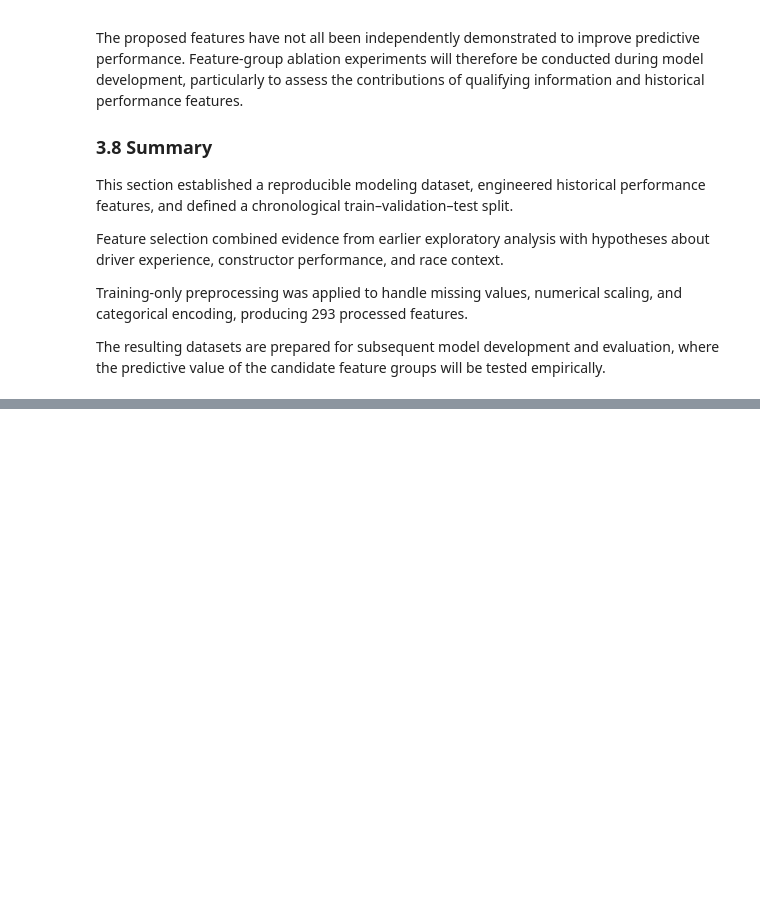
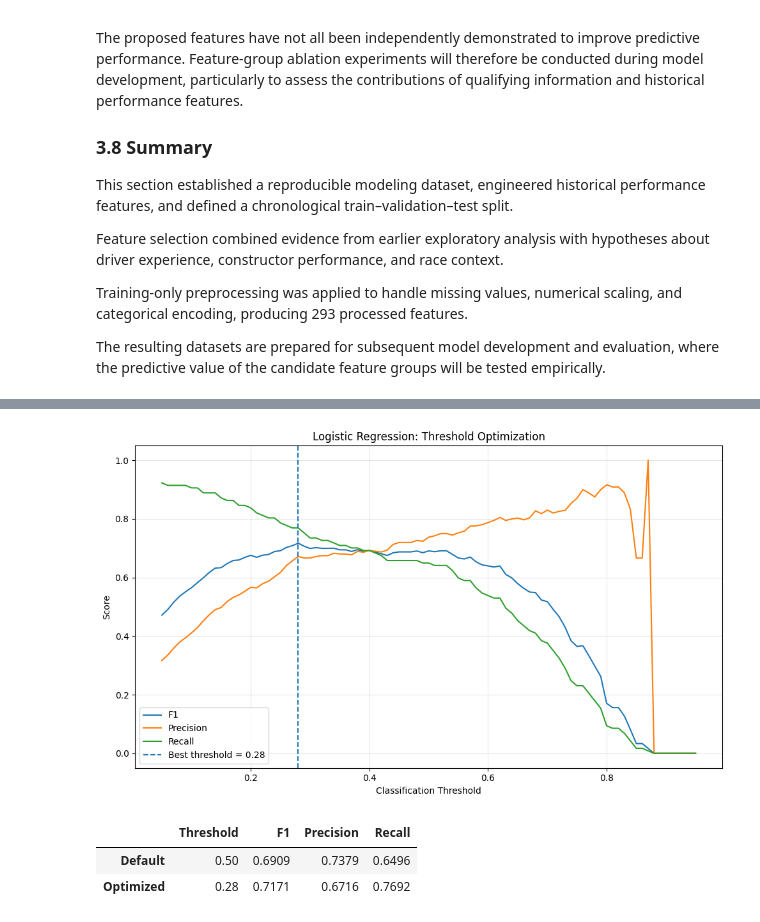
Before and after one commit to MalakAmrAlarnaouty/ACL_Project, a Jupyter notebook: ACL Milestone 1.ipynb, the cells around one changed output, grey strips where cells are left out. Saved outputs shown, nothing was run; the diff lists cells and outputs as text; code cells hidden in the pictures; blank space fills up the shorter version.

```diff
--- a/ACL Milestone 1.ipynb
+++ b/ACL Milestone 1.ipynb
@@ -4764,0 +4927,64 @@ The resulting datasets are prepared for subsequent model development and evaluat
+# %%
+
+plt.figure(figsize=(10, 6))
+
+plt.plot(
+    threshold_df["Threshold"],
+    threshold_df["F1"],
+    label="F1"
+)
+
+plt.plot(
+    threshold_df["Threshold"],
+    threshold_df["Precision"],
+    label="Precision"
+)
+
+plt.plot(
+    threshold_df["Threshold"],
+    threshold_df["Recall"],
+    label="Recall"
+)
+
+plt.axvline(
+    best_threshold,
+    linestyle="--",
+    label=f"Best threshold = {best_threshold:.2f}"
+)
+
+plt.xlabel("Classification Threshold")
+plt.ylabel("Score")
+plt.title("Logistic Regression: Threshold Optimization")
+plt.legend()
+plt.grid(alpha=0.3)
+plt.tight_layout()
+plt.show()
+# %% [output]
+[figure, added]
+# %%
+
+optimized_predictions = (
+    val_probs >= best_threshold
+).astype(int)
+
+threshold_comparison = pd.DataFrame({
+    "Threshold": [0.5, best_threshold],
+    "F1": [
+        f1_score(y_val, val_preds),
+        f1_score(y_val, optimized_predictions)
+    ],
+    "Precision": [
+        precision_score(y_val, val_preds),
+        precision_score(y_val, optimized_predictions)
+    ],
+    "Recall": [
+        recall_score(y_val, val_preds),
+        recall_score(y_val, optimized_predictions)
+    ]
+}, index=["Default", "Optimized"])
+
+display(threshold_comparison.round(4))
+# %% [output]
+|  | Threshold | F1 | Precision | Recall |
+| Default | 0.50 | 0.6909 | 0.7379 | 0.6496 |
+| Optimized | 0.28 | 0.7171 | 0.6716 | 0.7692 |
```
Also changed, not shown: parts of 51 cells of this notebook.
